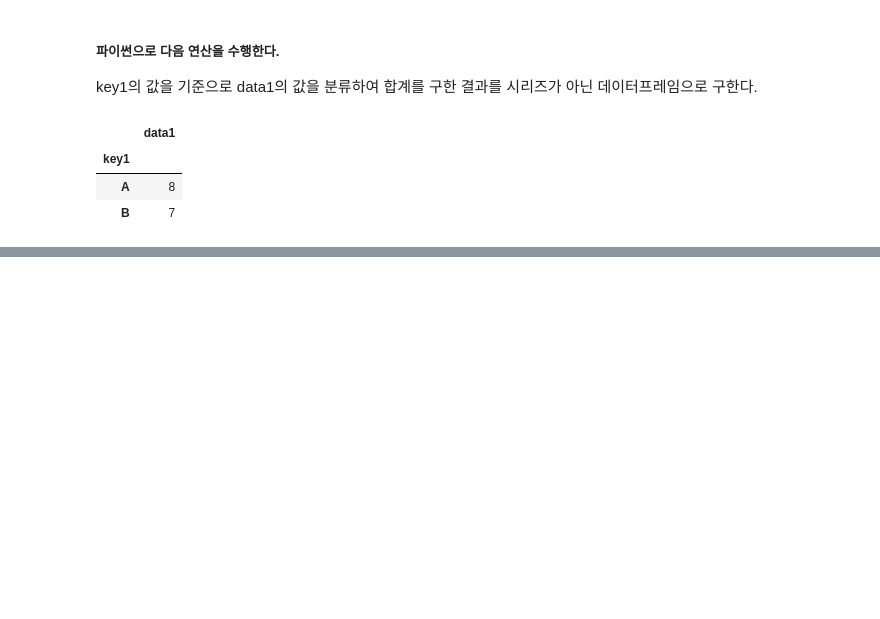
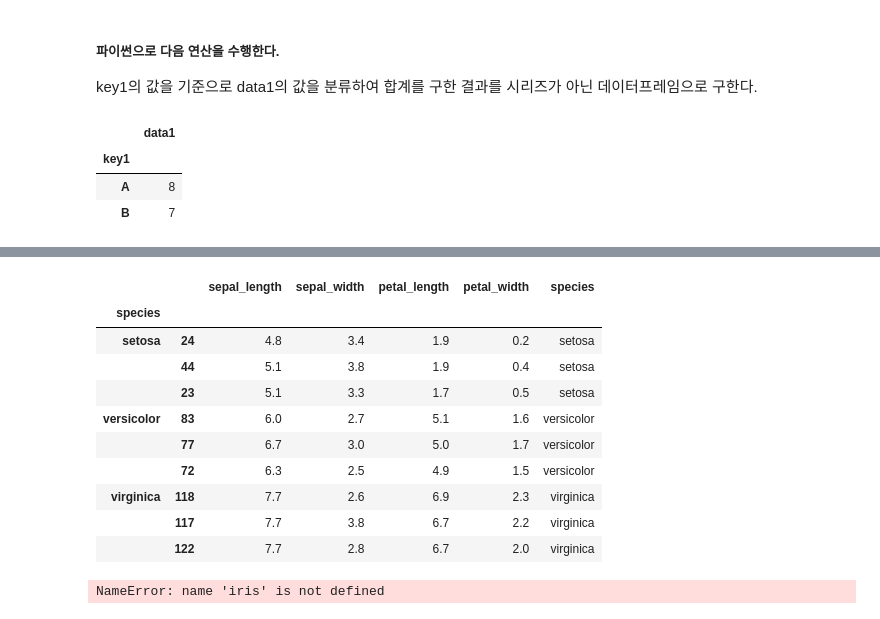
Before and after one commit to ahndb/aws_phyhon_240215, a Jupyter notebook: pandas_data_analysis/0228/a_pandas_data_advanced_controll.ipynb, the cells around one changed output, grey strips where cells are left out. Saved outputs shown, nothing was run; the diff lists cells and outputs as text; code cells hidden in the pictures; blank space fills up the shorter version.

```diff
--- a/pandas_data_analysis/0228/a_pandas_data_advanced_controll.ipynb
+++ b/pandas_data_analysis/0228/a_pandas_data_advanced_controll.ipynb
@@ -528,0 +592,25 @@ df2.groupby(df2.key1).sum()[['data1']] # 리스트에 담아서 전달하면 데
+# %%
+def top3_petal_length(group_row):
+  return group_row.sort_values(by='petal_length', ascending=False)[:3]
+
+iris.groupby(iris.species).apply(top3_petal_length) # 내림차순 (큰수에서 작은수로 내려옴)
+# %% [output]
+|  |  | sepal_length | sepal_width | petal_length | petal_width | species |
+| species |  |  |  |  |  |  |
+| setosa | 24 | 4.8 | 3.4 | 1.9 | 0.2 | setosa |
+|  | 44 | 5.1 | 3.8 | 1.9 | 0.4 | setosa |
+|  | 23 | 5.1 | 3.3 | 1.7 | 0.5 | setosa |
+| versicolor | 83 | 6.0 | 2.7 | 5.1 | 1.6 | versicolor |
+|  | 77 | 6.7 | 3.0 | 5.0 | 1.7 | versicolor |
+|  | 72 | 6.3 | 2.5 | 4.9 | 1.5 | versicolor |
+| virginica | 118 | 7.7 | 2.6 | 6.9 | 2.3 | virginica |
+|  | 117 | 7.7 | 3.8 | 6.7 | 2.2 | virginica |
+|  | 122 | 7.7 | 2.8 | 6.7 | 2.0 | virginica |
+# %%
+def q3cut(s):
+  return pd.qcut(s, 3, labels=['소', '중', '대']).astype(str)
+
+iris['petal_length_class'] = iris.groupby(iris.species).petal_length.transform(q3cut)
+iris[['petal_length', 'petal_length_class']].head(10)
+# %% [output]
+NameError: name 'iris' is not defined
```
Also changed, not shown: parts of 36 cells of this notebook, 1 other file.
